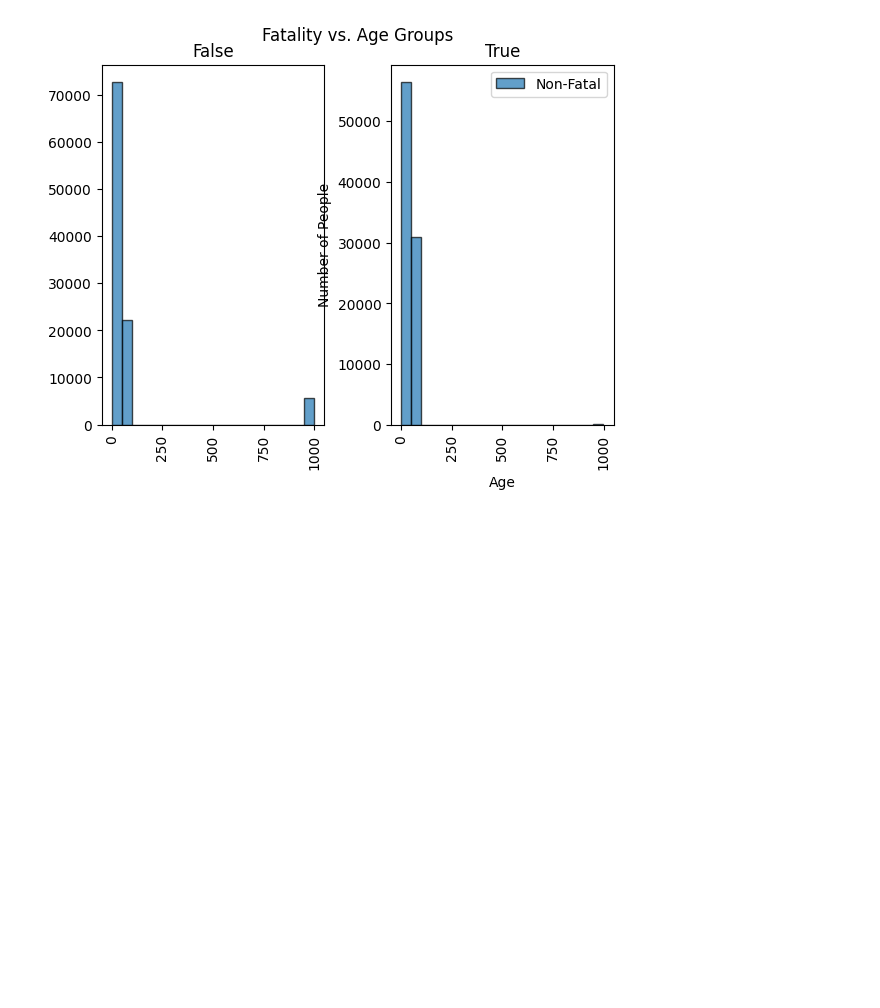
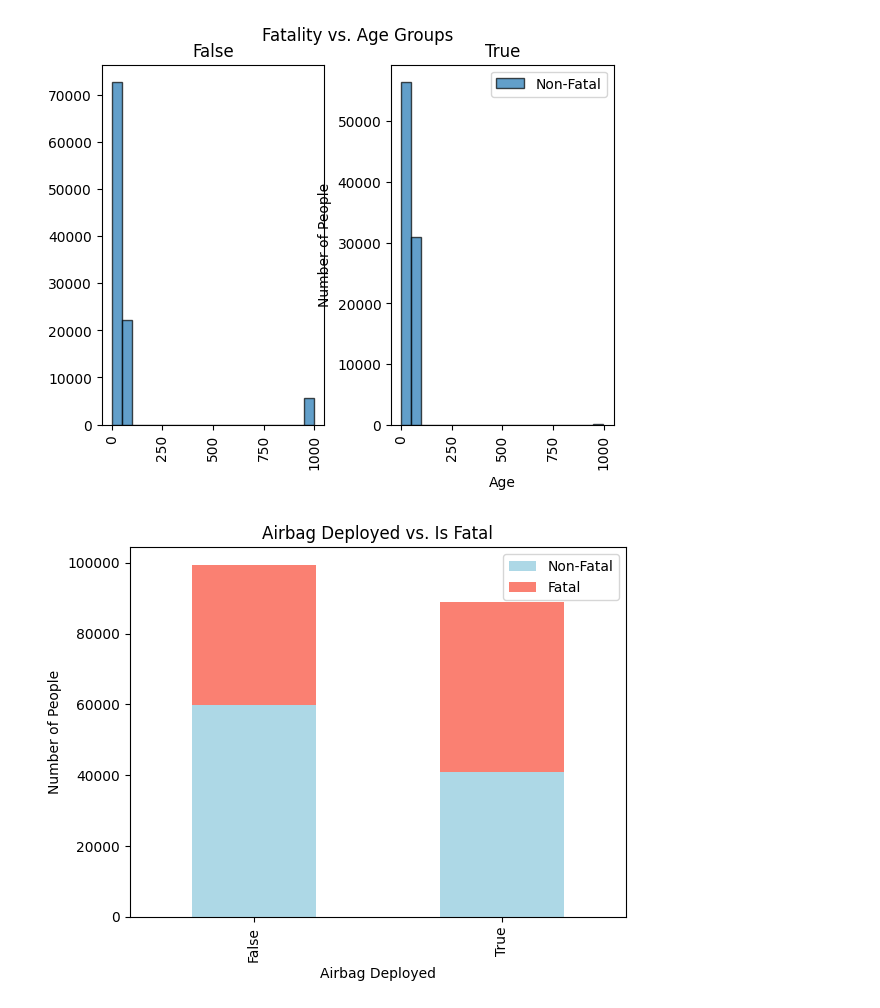
Before and after one commit to dcheung0720/Data-Wizards-1, a Jupyter notebook: People_Involved.ipynb, the cells around one changed output. Saved outputs shown, nothing was run; the diff lists cells and outputs as text; code cells hidden in the pictures; blank space fills up the shorter version.

Commit message:
airbag deploy vs. fatality

```diff
--- a/People_Involved.ipynb
+++ b/People_Involved.ipynb
@@ -29,3 +29,14 @@ plt.show()
 # %% [output]
 <Figure size 1000x600 with 0 Axes>
 [figure]
+# %%
+# Plot airbag deploy vs. fatality
+airbag_fatality_count = df.groupby(['AirBag Deployed', 'Is Fatal']).size().unstack()
+airbag_fatality_count.plot(kind='bar', stacked=True, color=['lightblue', 'salmon'])
+plt.title('Airbag Deployed vs. Is Fatal')
+plt.xlabel('Airbag Deployed')
+plt.ylabel('Number of People')
+plt.legend(['Non-Fatal', 'Fatal'])
+plt.show()
+# %% [output]
+[figure, added]
```
